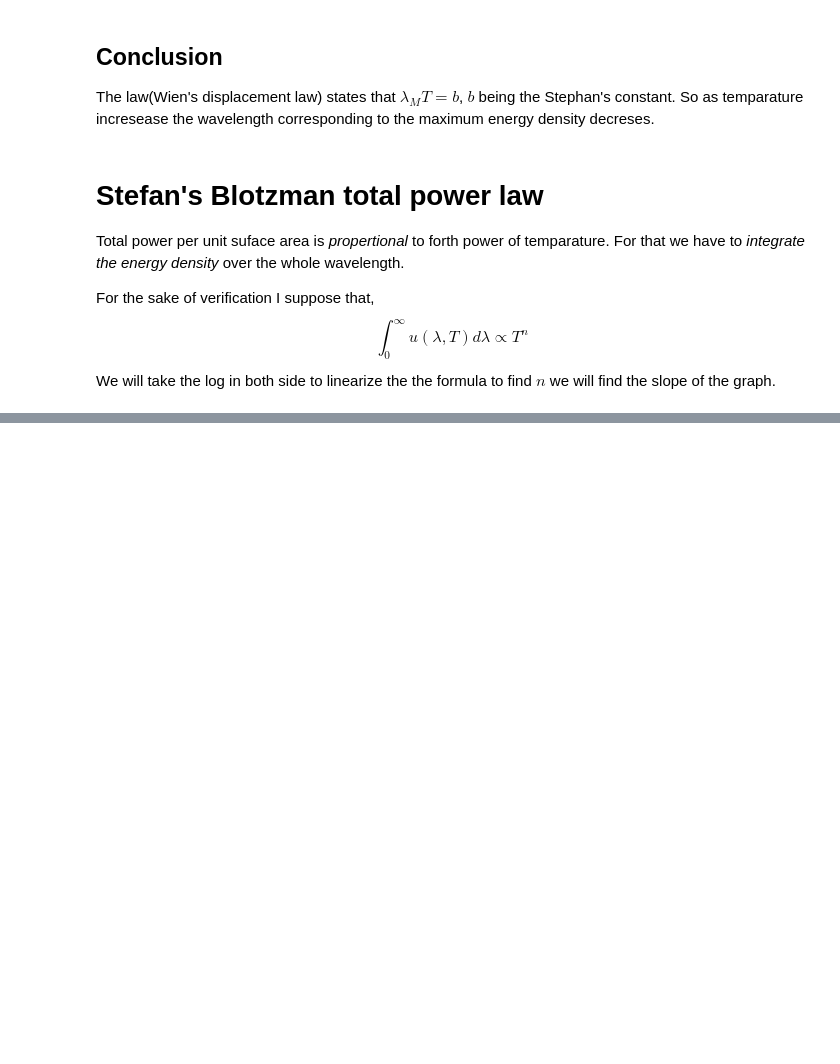
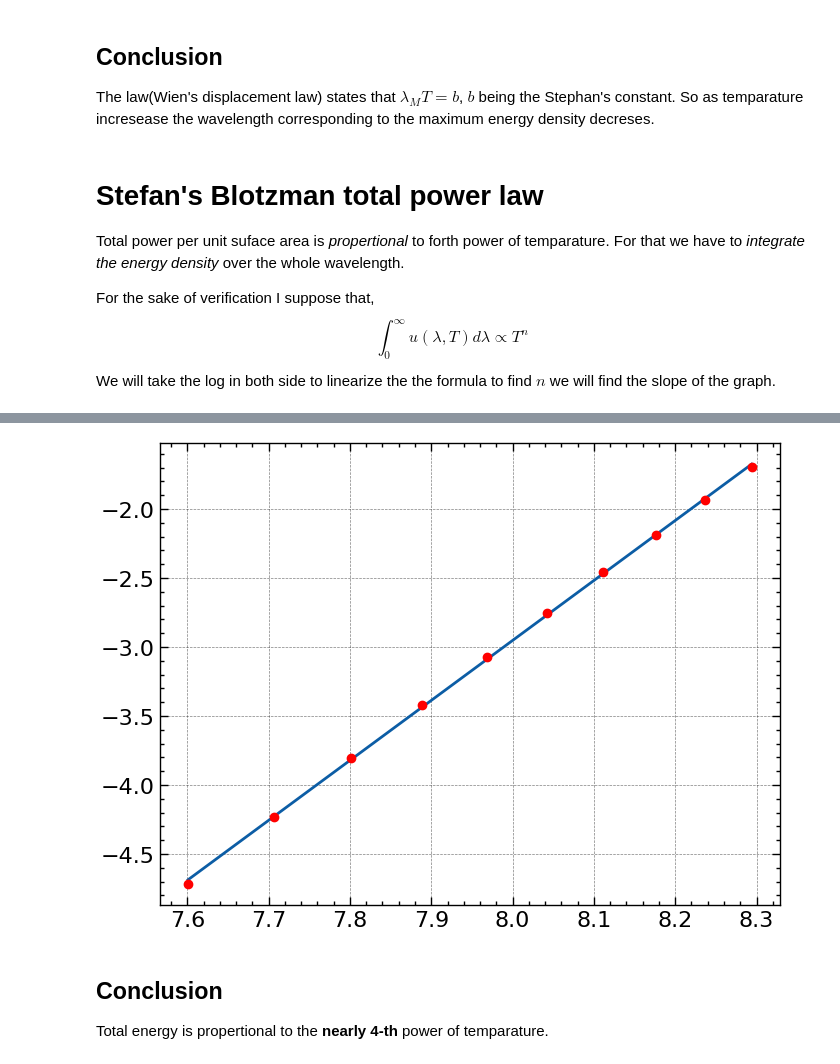
Before and after one commit to Souvik-0612/UnderGrad, a Jupyter notebook: 6th sem/Blackbody_radition.ipynb, the cells around one changed output, grey strips where cells are left out. Cells and saved outputs as stored; diff of their text form; code cells hidden in the pictures; blank space fills up the shorter version.

```diff
--- a/6th sem/Blackbody_radition.ipynb
+++ b/6th sem/Blackbody_radition.ipynb
@@ -86,0 +98,10 @@ plt.plot(lnT, lnE, "o")
+# %%
+y = m*lnT + c
+plt.plot(lnT, y)
+plt.plot(lnT, lnE, "ro")
+plt.show()
+# %% [output]
+[figure, added]
+# %% [markdown]
+## Conclusion
+Total energy is propertional to the **nearly 4-th** power of temparature.
```
Also changed, not shown: parts of 2 cells of this notebook.
